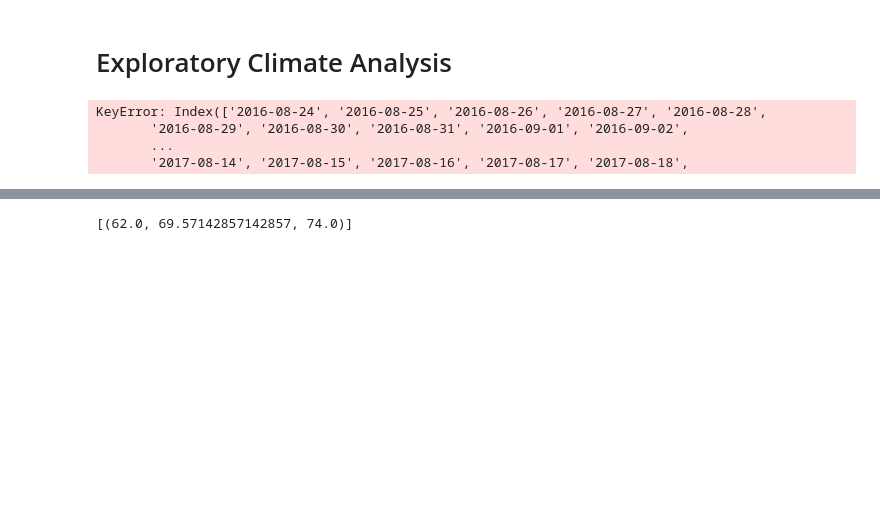
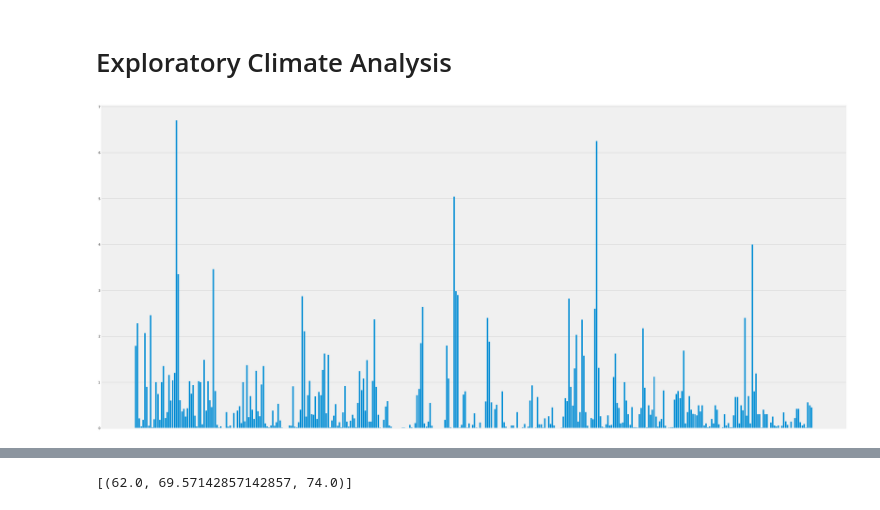
Before and after one commit to ncandaffio/SQLAlchemyHW, a Jupyter notebook: climate_starter.ipynb, the cells around one changed output, grey strips where cells are left out. Drawn from its saved outputs; the diff is of its cells as text; code cells hidden in the pictures; blank space fills up the shorter version.

```diff
--- a/climate_starter.ipynb
+++ b/climate_starter.ipynb
@@ -62,31 +62,29 @@ for c in columns:
 # %%
 # Design a query to retrieve the last 12 months of precipitation data and plot the results
 # Calculate the date 1 year ago from the last data point in the database
 results = session.query(Measurement.date).order_by(Measurement.date.desc()).limit(1)
 for r in results:
     results_dt = str(r).strip("'(),")
 max_date = dt.datetime.strptime(results_dt, '%Y-%m-%d')
-start_date = max_date - dt.timedelta(days=365)
+start_date = max_date - dt.timedelta(days=366)
 
 # Perform a query to retrieve the data and precipitation scores
-results = session.query(Measurement.date, Measurement.prcp).filter(Measurement.date >= start_date)
+results = session.query(Measurement.date, Measurement.prcp).filter(Measurement.date > start_date)
 
 # Save the query results as a Pandas DataFrame and set the index to the date column
 df = pd.DataFrame(results[:], columns=['date', 'percipitation'])
-df.set_index(df['date'], inplace=True)
 
 #Sort the Dataframe by date
-df.sort_values(by=df.index, inplace=True)
+df.sort_values(by=['date'], inplace=True)
+df.set_index(['date'], inplace=True)
 
-df.head()
-#plt.bar(df.date, df.percipitation)
-#plt.xticks([], rotation='vertical')
-#plt.show()
+# Use Pandas Plotting with Matplotlib to plot the data
+plt.figure(figsize=(40,20))
+plt.bar(df.index, df['percipitation'])
+plt.xticks([], rotation='vertical')
+plt.show()
 # %% [output]
-KeyError: Index(['2016-08-24', '2016-08-25', '2016-08-26', '2016-08-27', '2016-08-28',
-       '2016-08-29', '2016-08-30', '2016-08-31', '2016-09-01', '2016-09-02',
-       ...
-       '2017-08-14', '2017-08-15', '2017-08-16', '2017-08-17', '2017-08-18',
+[figure, added]
 # %% [markdown]
 ![precipitation](Images/precipitation.png)
 # %%
```
Also changed, not shown: parts of 6 cells of this notebook.
